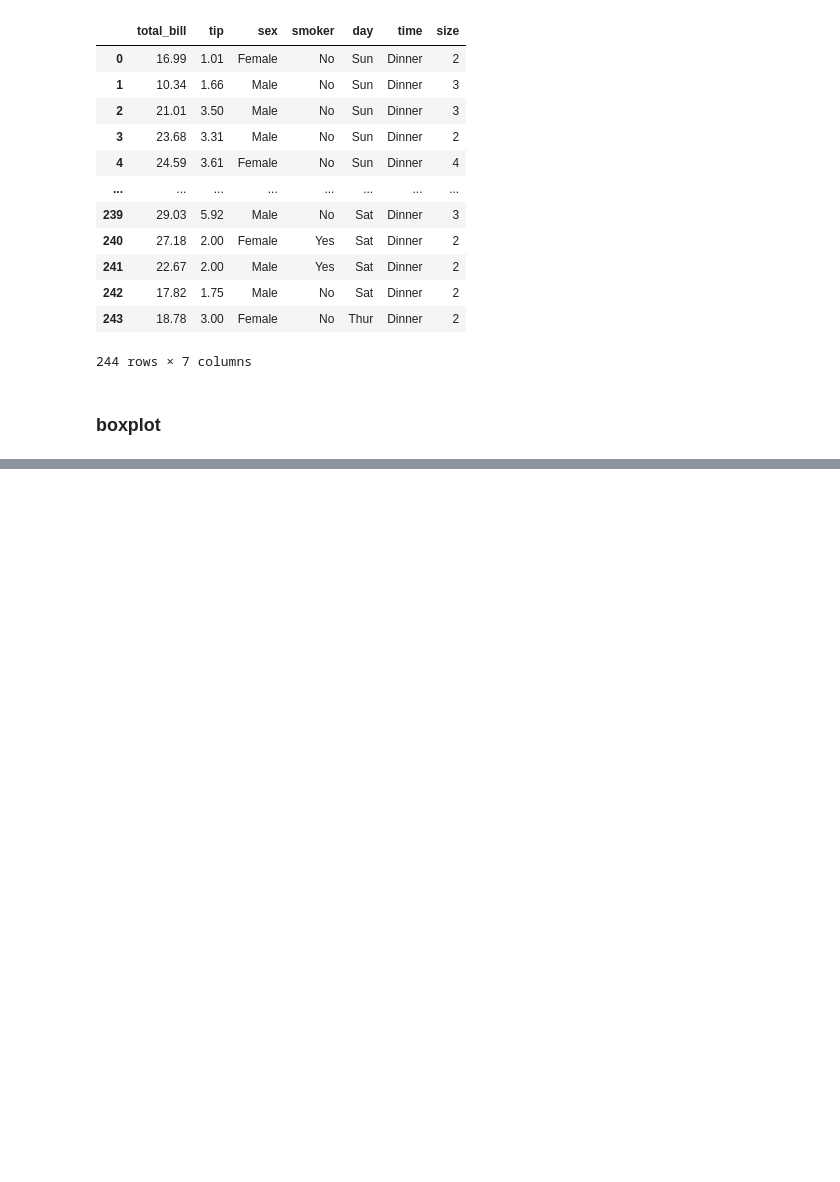
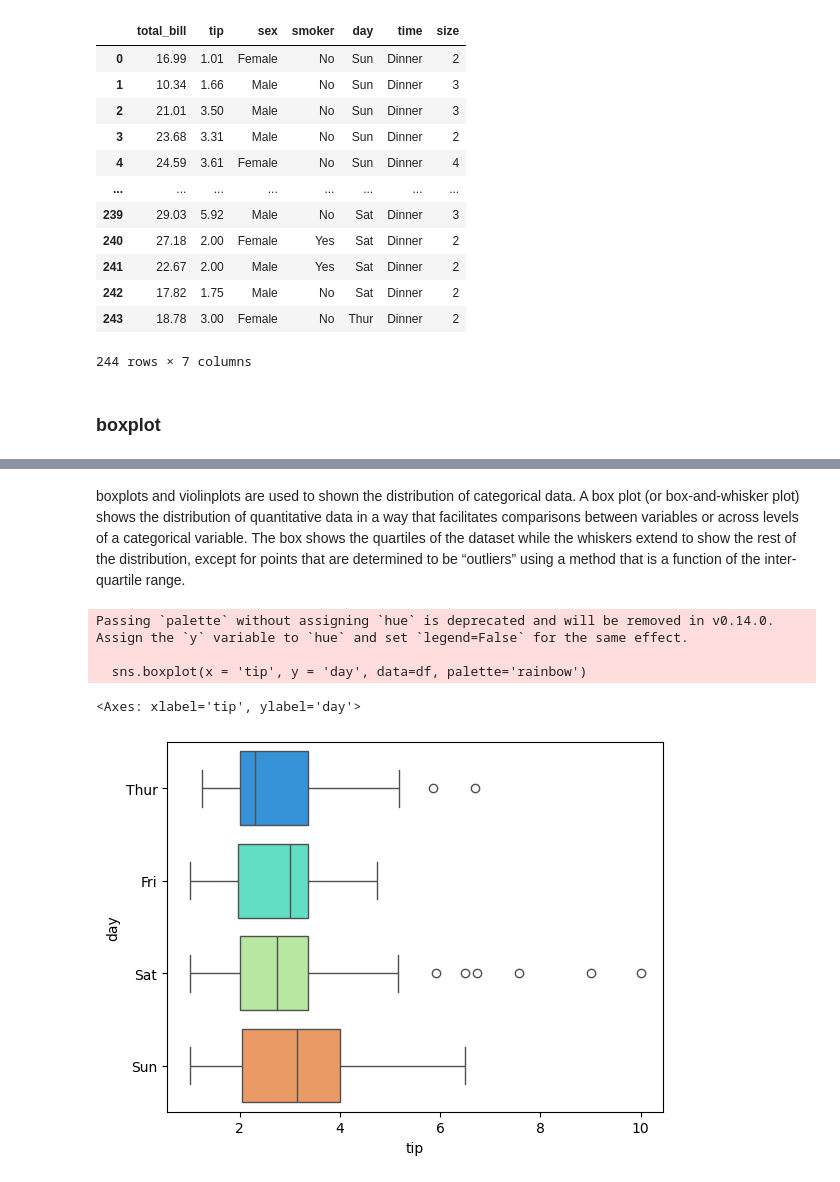
Before and after one commit to jatinvish-01/Datasketch, a Jupyter notebook: categorical_plot.ipynb, the cells around one changed output, grey strips where cells are left out. Drawn from its saved outputs; the diff is of its cells as text; code cells hidden in the pictures; blank space fills up the shorter version.

```diff
--- a/categorical_plot.ipynb
+++ b/categorical_plot.ipynb
@@ -24,0 +36,10 @@ df
+# %% [markdown]
+boxplots and violinplots are used to shown the distribution of categorical data. A box plot (or box-and-whisker plot) shows the distribution of quantitative data in a way that facilitates comparisons between variables or across levels of a categorical variable. The box shows the quartiles of the dataset while the whiskers extend to show the rest of the distribution, except for points that are determined to be “outliers” using a method that is a function of the inter-quartile range.
+# %%
+sns.boxplot(x = 'tip', y = 'day', data=df, palette='rainbow')
+# %% [output]
+Passing `palette` without assigning `hue` is deprecated and will be removed in v0.14.0. Assign the `y` variable to `hue` and set `legend=False` for the same effect.
+
+  sns.boxplot(x = 'tip', y = 'day', data=df, palette='rainbow')
+<Axes: xlabel='tip', ylabel='day'>
+[figure, added]
```
Also changed, not shown: parts of 9 cells of this notebook.
